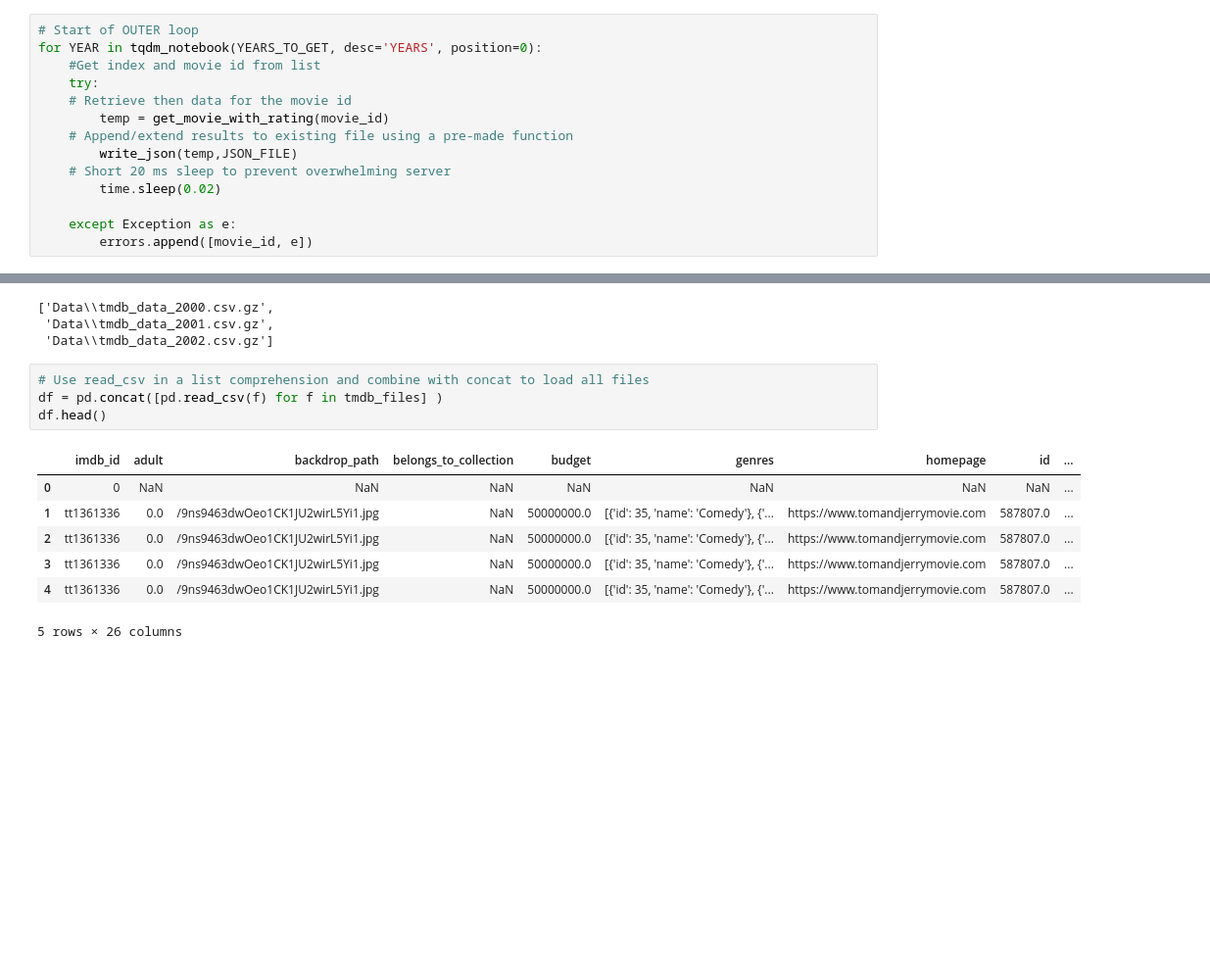
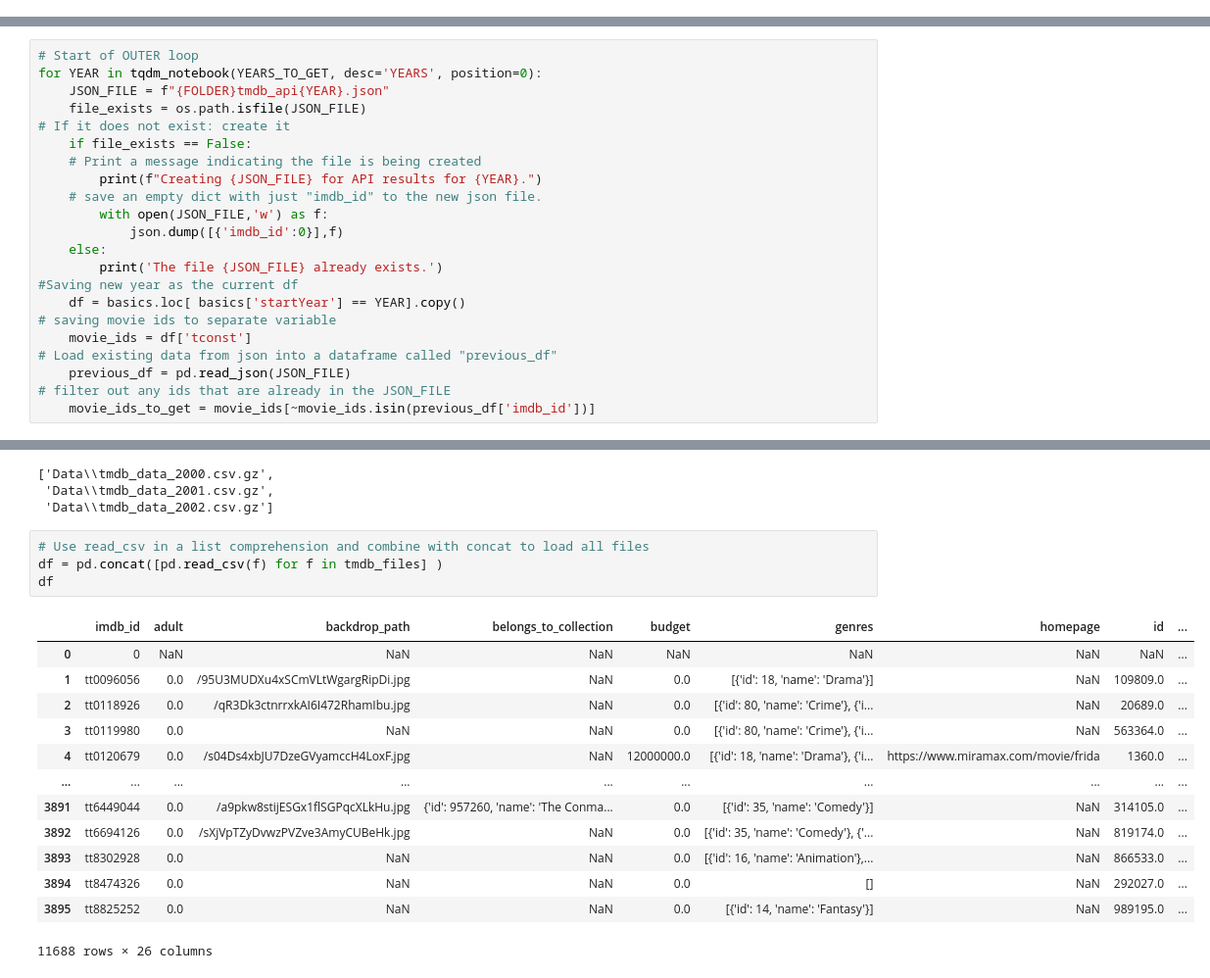
Before and after one commit to carlolopez03/IMDB-Movie-Prediction, a Jupyter notebook: Part3A.ipynb, the cells around one changed output, grey strips where cells are left out. Shown at 98% size. Saved outputs shown, nothing was run; the diff lists cells and outputs as text; blank space fills up the shorter version.

```diff
--- a/Part3A.ipynb
+++ b/Part3A.ipynb
@@ -130,16 +103,2 @@ os.listdir(FOLDER)
 # %%
 YEARS_TO_GET = [2001,2002]
-# %%
-# Start of OUTER loop
-for YEAR in tqdm_notebook(YEARS_TO_GET, desc='YEARS', position=0):
-    #Get index and movie id from list
-    try:
-    # Retrieve then data for the movie id
-        temp = get_movie_with_rating(movie_id)
-    # Append/extend results to existing file using a pre-made function
-        write_json(temp,JSON_FILE)
-    # Short 20 ms sleep to prevent overwhelming server
-        time.sleep(0.02)
-
-    except Exception as e:
-        errors.append([movie_id, e])
@@ -187,0 +105,22 @@ memory usage: 6.6+ MB
+# %%
+# Start of OUTER loop
+for YEAR in tqdm_notebook(YEARS_TO_GET, desc='YEARS', position=0):
+    JSON_FILE = f"{FOLDER}tmdb_api{YEAR}.json"
+    file_exists = os.path.isfile(JSON_FILE)
+# If it does not exist: create it
+    if file_exists == False:
+    # Print a message indicating the file is being created
+        print(f"Creating {JSON_FILE} for API results for {YEAR}.")
+    # save an empty dict with just "imdb_id" to the new json file.
+        with open(JSON_FILE,'w') as f:
+            json.dump([{'imdb_id':0}],f)
+    else:
+        print('The file {JSON_FILE} already exists.')
+#Saving new year as the current df
+    df = basics.loc[ basics['startYear'] == YEAR].copy()
+# saving movie ids to separate variable
+    movie_ids = df['tconst']
+# Load existing data from json into a dataframe called "previous_df"
+    previous_df = pd.read_json(JSON_FILE)
+# filter out any ids that are already in the JSON_FILE
+    movie_ids_to_get = movie_ids[~movie_ids.isin(previous_df['imdb_id'])]
@@ -322,12 +207,18 @@ tmdb_files
 # %%
 # Use read_csv in a list comprehension and combine with concat to load all files
 df = pd.concat([pd.read_csv(f) for f in tmdb_files] )
-df.head()
+df
 # %% [output]
 |  | imdb_id | adult | backdrop_path | belongs_to_collection | budget | genres | homepage | id | ... |
 | 0 | 0 | NaN | NaN | NaN | NaN | NaN | NaN | NaN | ... |
-| 1 | tt1361336 | 0.0 | /9ns9463dwOeo1CK1JU2wirL5Yi1.jpg | NaN | 50000000.0 | [{'id': 35, 'name': 'Comedy'}, {'... | https://www.tomandjerrymovie.com | 587807.0 | ... |
-| 2 | tt1361336 | 0.0 | /9ns9463dwOeo1CK1JU2wirL5Yi1.jpg | NaN | 50000000.0 | [{'id': 35, 'name': 'Comedy'}, {'... | https://www.tomandjerrymovie.com | 587807.0 | ... |
-| 3 | tt1361336 | 0.0 | /9ns9463dwOeo1CK1JU2wirL5Yi1.jpg | NaN | 50000000.0 | [{'id': 35, 'name': 'Comedy'}, {'... | https://www.tomandjerrymovie.com | 587807.0 | ... |
-| 4 | tt1361336 | 0.0 | /9ns9463dwOeo1CK1JU2wirL5Yi1.jpg | NaN | 50000000.0 | [{'id': 35, 'name': 'Comedy'}, {'... | https://www.tomandjerrymovie.com | 587807.0 | ... |
+| 1 | tt0096056 | 0.0 | /95U3MUDXu4xSCmVLtWgargRipDi.jpg | NaN | 0.0 | [{'id': 18, 'name': 'Drama'}] | NaN | 109809.0 | ... |
+| 2 | tt0118926 | 0.0 | /qR3Dk3ctnrrxkAI6I472RhamIbu.jpg | NaN | 0.0 | [{'id': 80, 'name': 'Crime'}, {'i... | NaN | 20689.0 | ... |
+| 3 | tt0119980 | 0.0 | NaN | NaN | 0.0 | [{'id': 80, 'name': 'Crime'}, {'i... | NaN | 563364.0 | ... |
+| 4 | tt0120679 | 0.0 | /s04Ds4xbJU7DzeGVyamccH4LoxF.jpg | NaN | 12000000.0 | [{'id': 18, 'name': 'Drama'}, {'i... | https://www.miramax.com/movie/frida | 1360.0 | ... |
+| ... | ... | ... | ... | ... | ... | ... | ... | ... | ... |
+| 3891 | tt6449044 | 0.0 | /a9pkw8stijESGx1flSGPqcXLkHu.jpg | {'id': 957260, 'name': 'The Conma... | 0.0 | [{'id': 35, 'name': 'Comedy'}] | NaN | 314105.0 | ... |
+| 3892 | tt6694126 | 0.0 | /sXjVpTZyDvwzPVZve3AmyCUBeHk.jpg | NaN | 0.0 | [{'id': 35, 'name': 'Comedy'}, {'... | NaN | 819174.0 | ... |
+| 3893 | tt8302928 | 0.0 | NaN | NaN | 0.0 | [{'id': 16, 'name': 'Animation'},... | NaN | 866533.0 | ... |
+| 3894 | tt8474326 | 0.0 | NaN | NaN | 0.0 | [] | NaN | 292027.0 | ... |
+| 3895 | tt8825252 | 0.0 | NaN | NaN | 0.0 | [{'id': 14, 'name': 'Fantasy'}] | NaN | 989195.0 | ... |
-5 rows × 26 columns
+11688 rows × 26 columns
```
Also changed, not shown: parts of 38 cells of this notebook, 9 other files.
